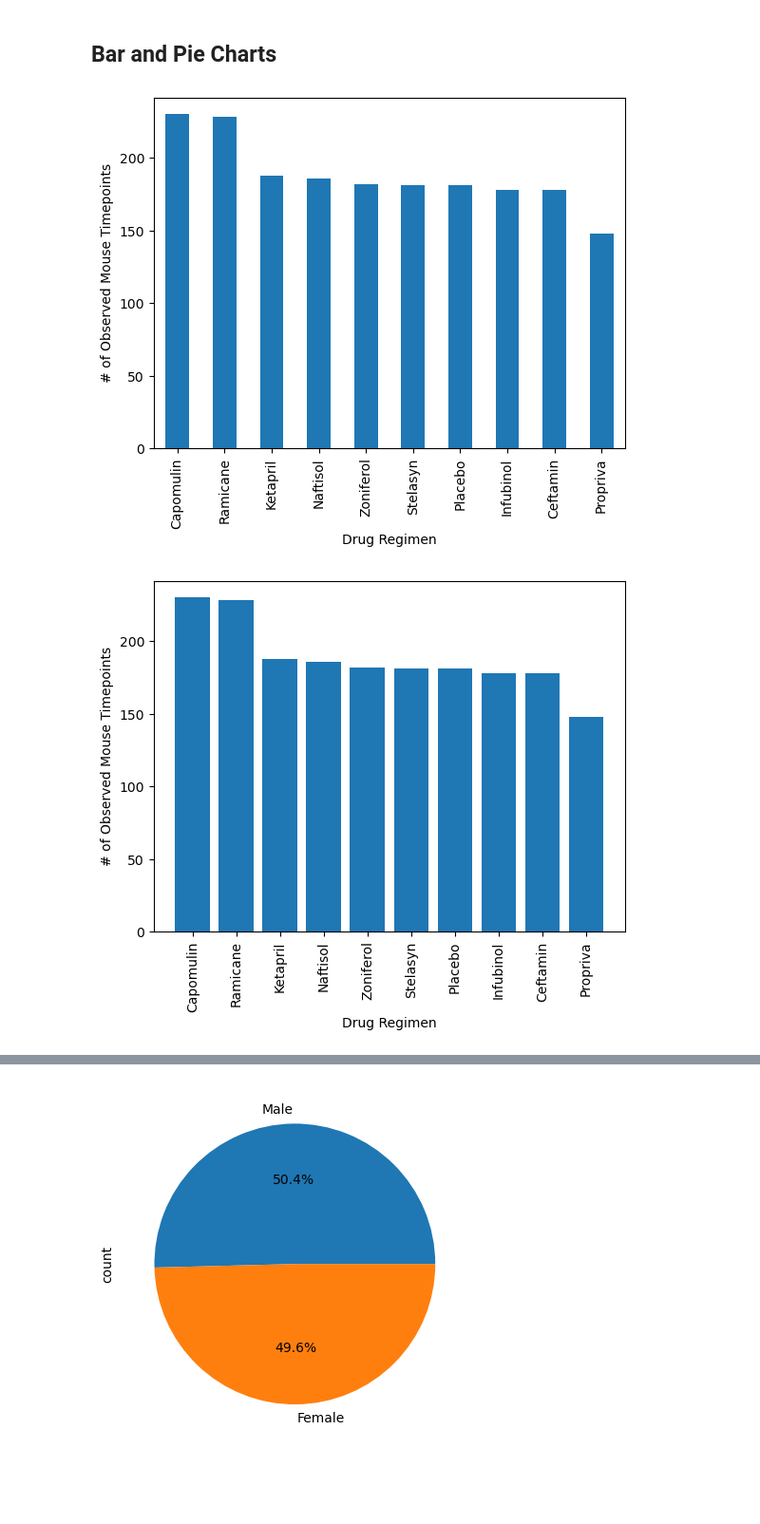
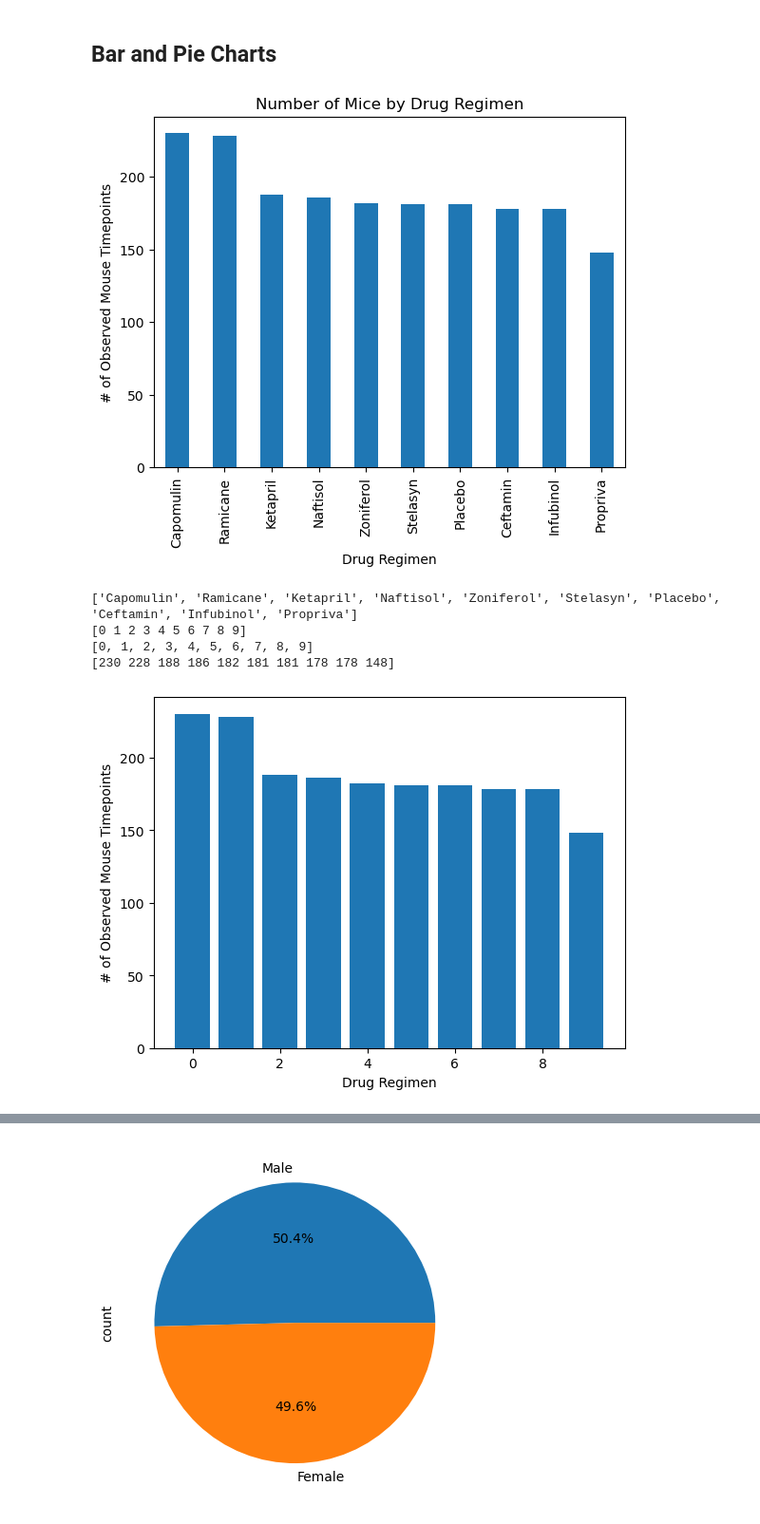
Before and after one commit to eliu14/data-visualization-challenge, a Jupyter notebook: Pymaceuticals/main_notebook.ipynb, the cells around one changed output, grey strips where cells are left out. Shown: that part at 95% size. Cells and saved outputs as stored; diff of their text form; code cells hidden in the pictures; blank space fills up the shorter version.

```diff
--- a/Pymaceuticals/main_notebook.ipynb
+++ b/Pymaceuticals/main_notebook.ipynb
@@ -67,4 +68,6 @@ duplicate_mice_data
 | 1592 | g989 | Propriva | Female | 21 | 26 | 35 | 62.570880 | ... |
 # %%
 # Create a clean DataFrame by dropping the duplicate mouse by its ID.
+clean_df = mice_data.drop(index=duplicate_mice_data.index)
+clean_df.head(5)
 # %% [output]
@@ -122,12 +143,29 @@ duplicate_mice_data
 ## Bar and Pie Charts
 # %%
 # Generate a bar plot showing the total number of rows (Mouse ID/Timepoints) for each drug regimen using Pandas.
+group_drug_regimen = clean_df.groupby("Drug Regimen")["Mouse ID"].count().sort_values(ascending=False)
+figure1 = group_drug_regimen.plot(kind="bar",ylabel="# of Observed Mouse Timepoints", title="Number of Mice by Drug Regimen")
 # %% [output]
-[figure, old version]
+[figure, new version]
 # %%
 # Generate a bar plot showing the total number of rows (Mouse ID/Timepoints) for each drug regimen using pyplot.
+xlabels = group_drug_regimen.index.tolist()
+print(xlabels)
+x_axis = np.arange(len(xlabels))
+print(x_axis)
+tick_locations = [x for x in x_axis]
+print(tick_locations)
+print(group_drug_regimen.values)
+plt.xlabel("Drug Regimen")
+plt.ylabel("# of Observed Mouse Timepoints")
+plt.bar(x_axis, group_drug_regimen.values)
+plt.show()
 # %% [output]
+['Capomulin', 'Ramicane', 'Ketapril', 'Naftisol', 'Zoniferol', 'Stelasyn', 'Placebo', 'Ceftamin', 'Infubinol', 'Propriva']
+[0 1 2 3 4 5 6 7 8 9]
+[0, 1, 2, 3, 4, 5, 6, 7, 8, 9]
+[230 228 188 186 182 181 181 178 178 148]
-[figure, old version]
+[figure, new version]
 # %%
 # Generate a pie chart, using Pandas, showing the distribution of unique female versus male mice used in the study
 
```
Also changed, not shown: parts of 7 cells of this notebook.
